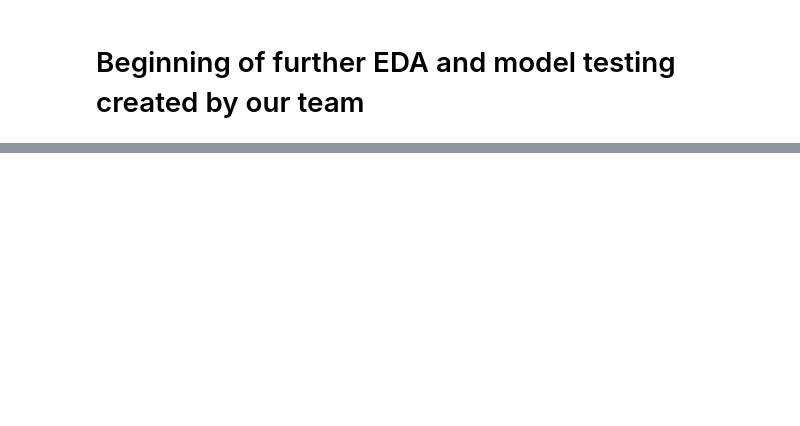
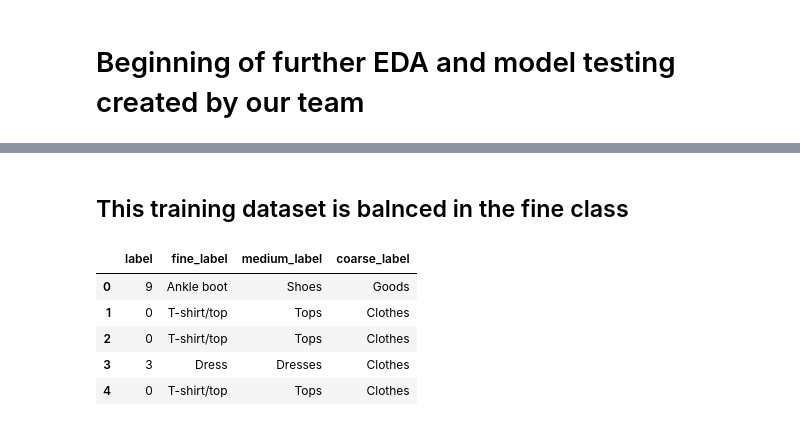
Before and after one commit to rickfontenot/HNN-Capstone, a Jupyter notebook: code/EDA_Rick.ipynb, the cells around one changed output, grey strips where cells are left out. Drawn from its saved outputs; the diff is of its cells as text; code cells hidden in the pictures; blank space fills up the shorter version.

```diff
--- a/code/EDA_Rick.ipynb
+++ b/code/EDA_Rick.ipynb
@@ -356,0 +422,18 @@ And the model predicts a label as expected.
+# %% [markdown]
+## This training dataset is balnced in the fine class
+# %%
+medium_dictionary = {'T-shirt/top': 'Tops', 'Trouser': 'Bottoms', 'Pullover': 'Tops', 'Dress': 'Dresses', 'Coat': 'Outers', 'Sandal': 'Shoes', 'Shirt': 'Tops', 'Sneaker': 'Shoes', 'Bag': 'Accessories', 'Ankle boot': 'Shoes'}
+training_df['medium_label']= training_df['fine_label'].map(medium_dictionary)
+
+coarse_dictionary = {'Tops': 'Clothes', 'Bottoms': 'Clothes', 'Dresses': 'Clothes', 'Outers': 'Clothes', 'Shoes': 'Goods', 'Accessories': 'Goods'}
+training_df['coarse_label']= training_df['medium_label'].map(coarse_dictionary)
+
+
+training_df.head()
+# %% [output]
+|  | label | fine_label | medium_label | coarse_label |
+| 0 | 9 | Ankle boot | Shoes | Goods |
+| 1 | 0 | T-shirt/top | Tops | Clothes |
+| 2 | 0 | T-shirt/top | Tops | Clothes |
+| 3 | 3 | Dress | Dresses | Clothes |
+| 4 | 0 | T-shirt/top | Tops | Clothes |
```
Also changed, not shown: parts of 36 cells of this notebook.
